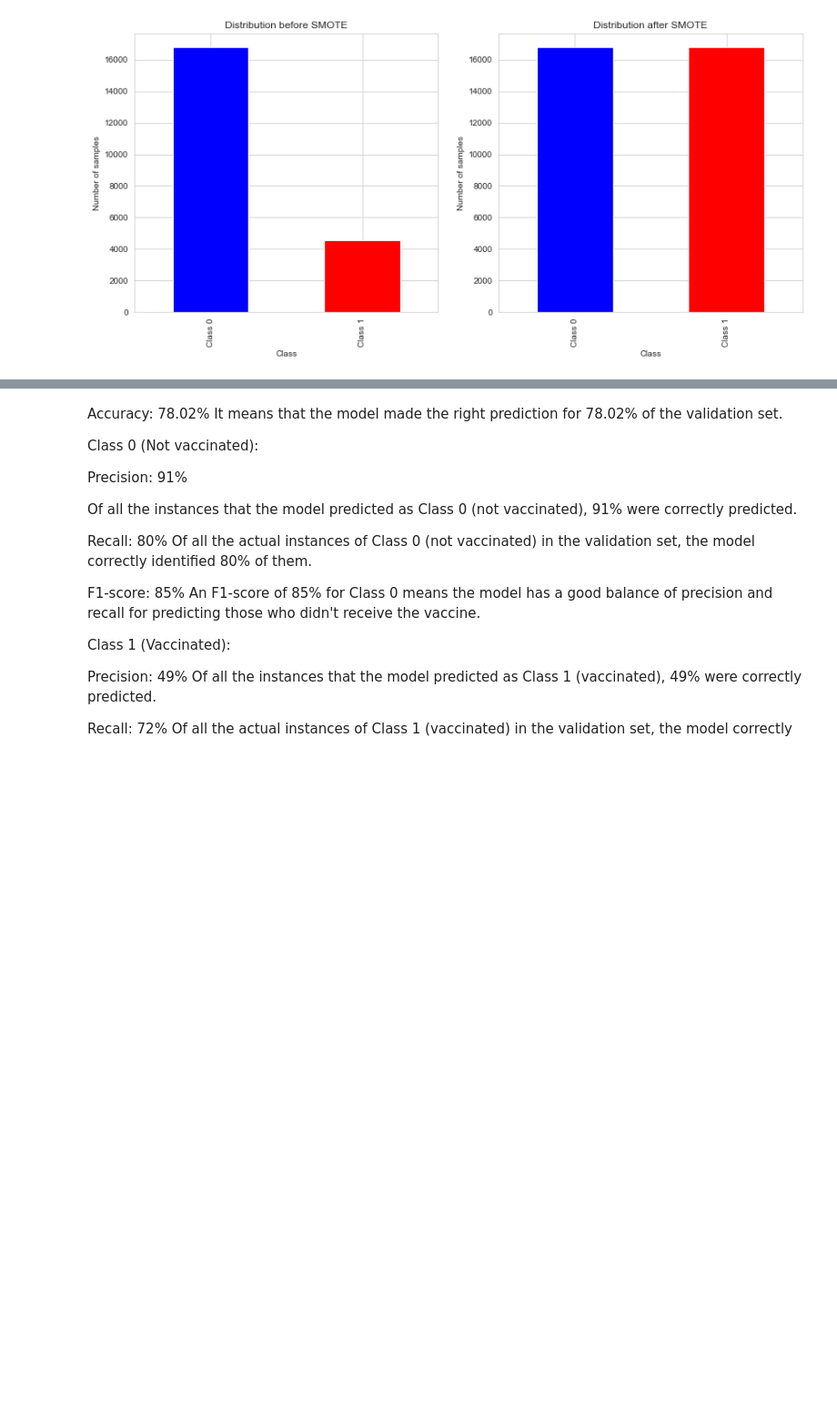
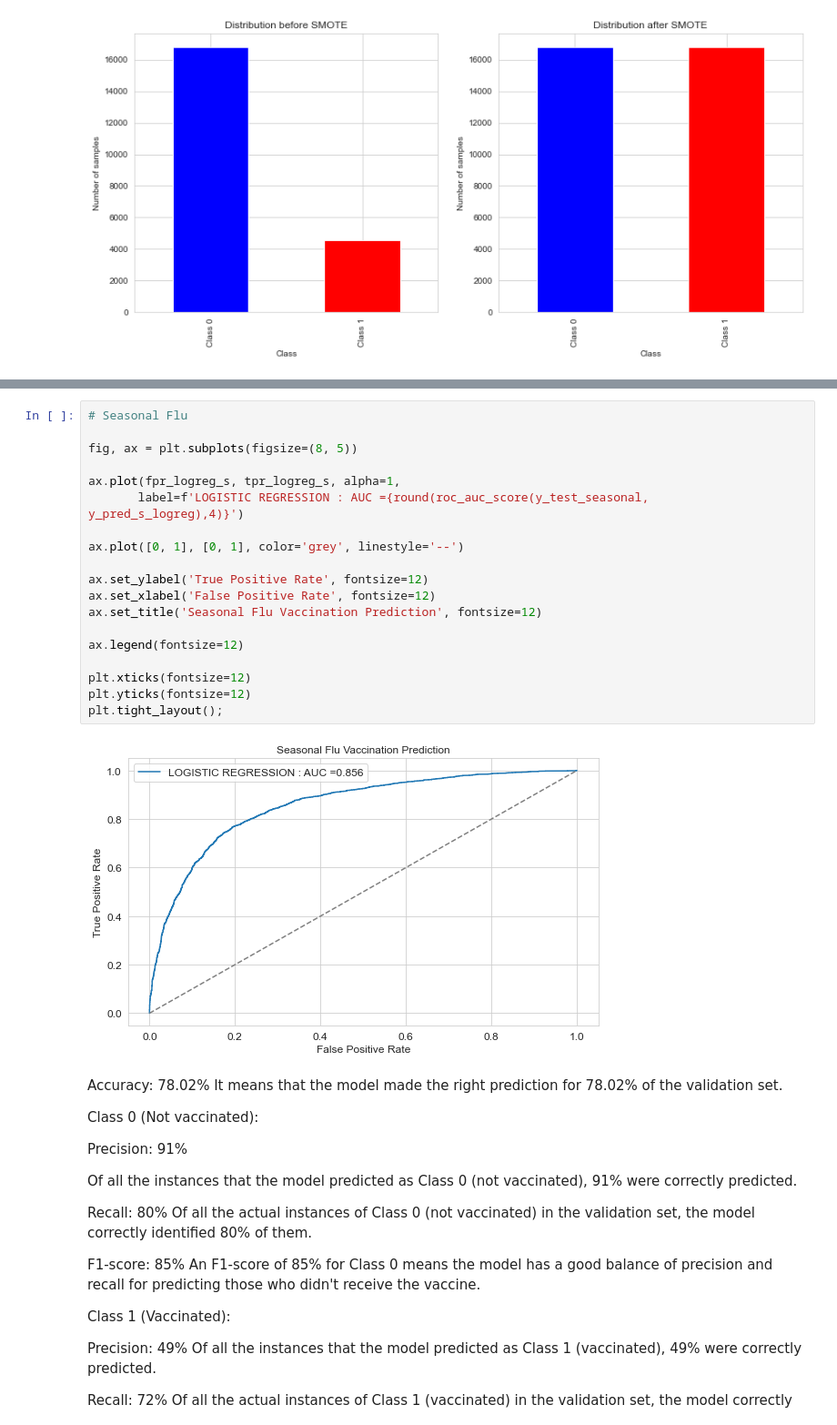
Before and after one commit to Iswana-O/Flu-Shot-Learning-Predict-H1N1-and-Seasonal-Flu-Vaccines, a Jupyter notebook: student.ipynb, the cells around one changed output, grey strips where cells are left out. Shown at 91% size. Cells and saved outputs as stored; diff of their text form; blank space fills up the shorter version.

```diff
--- a/student.ipynb
+++ b/student.ipynb
@@ -728,3 +797,24 @@ accuracy_h1n1_smote, report_h1n1_smote
+# %%
+# Seasonal Flu
+
+fig, ax = plt.subplots(figsize=(8, 5))
+
+ax.plot(fpr_logreg_s, tpr_logreg_s, alpha=1,
+       label=f'LOGISTIC REGRESSION : AUC ={round(roc_auc_score(y_test_seasonal, y_pred_s_logreg),4)}')
+
+ax.plot([0, 1], [0, 1], color='grey', linestyle='--')
+
+ax.set_ylabel('True Positive Rate', fontsize=12)
+ax.set_xlabel('False Positive Rate', fontsize=12)
+ax.set_title('Seasonal Flu Vaccination Prediction', fontsize=12)
+
+ax.legend(fontsize=12)
+
+plt.xticks(fontsize=12)
+plt.yticks(fontsize=12)
+plt.tight_layout();
+# %% [output]
+[figure, added]
 # %% [markdown]
 Accuracy: 78.02%
 It means that the model made the right prediction for 78.02% of the validation set.
```
Also changed, not shown: parts of 26 cells of this notebook.
